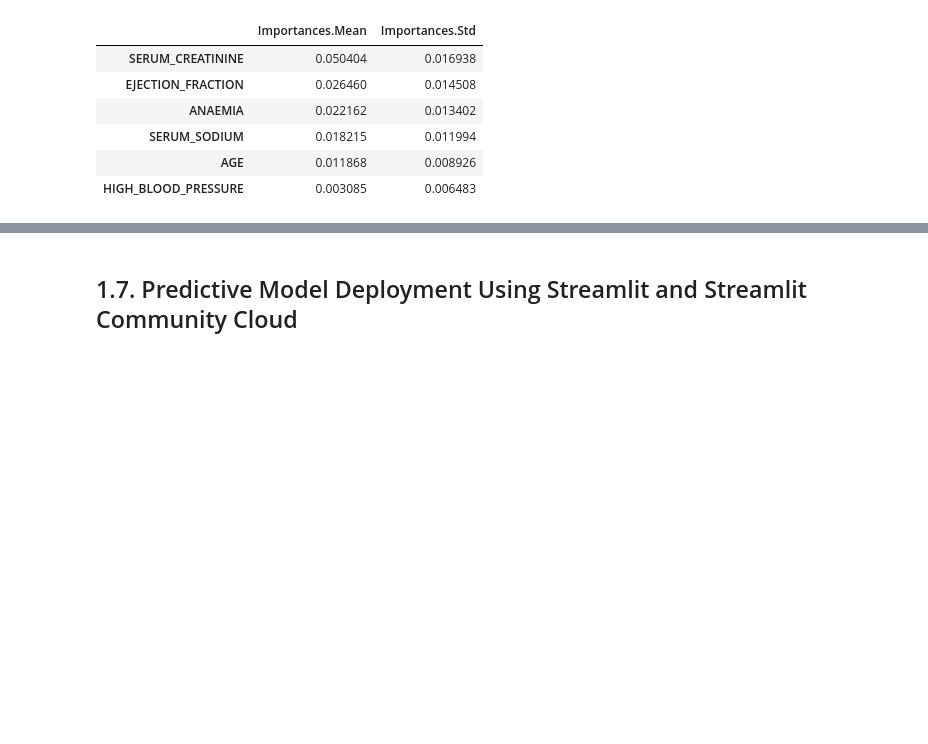
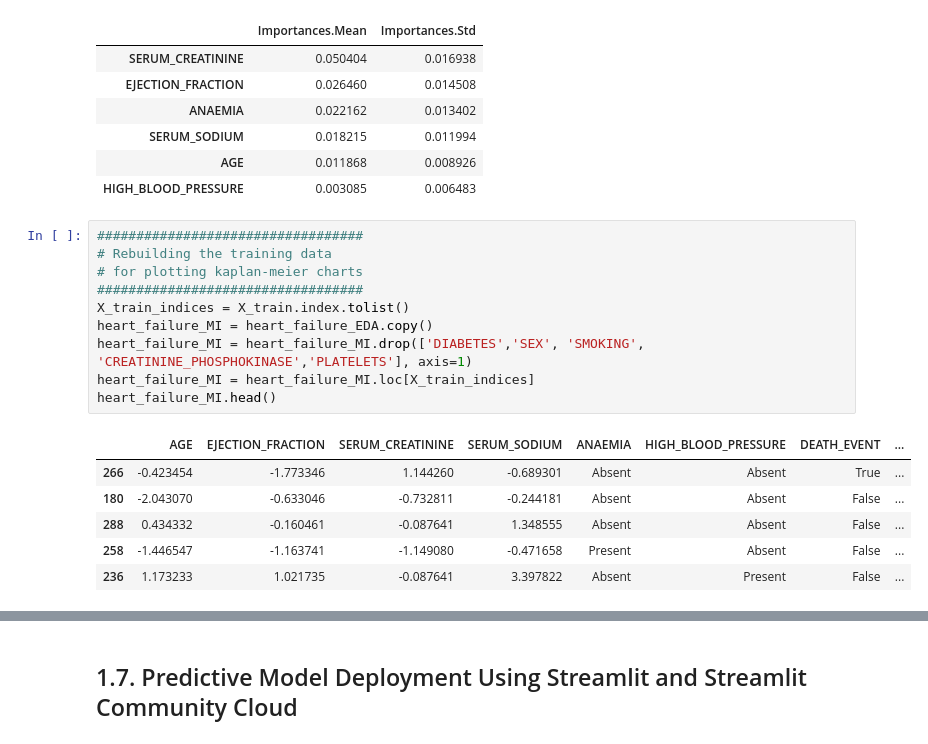
Before and after one commit to JohnPaulinePineda/Portfolio_Project_55, a Jupyter notebook: codes/EstimatingHeartFailureSurvivalRiskProfilesFromCardiovascularHematologicAndMetabolicMarkers.ipynb, the cells around one changed output, grey strips where cells are left out. Drawn from its saved outputs; the diff is of its cells as text; blank space fills up the shorter version.

```diff
--- a/codes/EstimatingHeartFailureSurvivalRiskProfilesFromCardiovascularHematologicAndMetabolicMarkers.ipynb
+++ b/codes/EstimatingHeartFailureSurvivalRiskProfilesFromCardiovascularHematologicAndMetabolicMarkers.ipynb
@@ -3275,3 +3275,20 @@ display(coxph_train_feature_importance_summary)
 | SERUM_SODIUM | 0.018215 | 0.011994 |
 | AGE | 0.011868 | 0.008926 |
 | HIGH_BLOOD_PRESSURE | 0.003085 | 0.006483 |
+# %%
+##################################
+# Rebuilding the training data
+# for plotting kaplan-meier charts
+##################################
+X_train_indices = X_train.index.tolist()
+heart_failure_MI = heart_failure_EDA.copy()
+heart_failure_MI = heart_failure_MI.drop(['DIABETES','SEX', 'SMOKING', 'CREATININE_PHOSPHOKINASE','PLATELETS'], axis=1)
+heart_failure_MI = heart_failure_MI.loc[X_train_indices]
+heart_failure_MI.head()
+# %% [output]
+|  | AGE | EJECTION_FRACTION | SERUM_CREATININE | SERUM_SODIUM | ANAEMIA | HIGH_BLOOD_PRESSURE | DEATH_EVENT | ... |
+| 266 | -0.423454 | -1.773346 | 1.144260 | -0.689301 | Absent | Absent | True | ... |
+| 180 | -2.043070 | -0.633046 | -0.732811 | -0.244181 | Absent | Absent | False | ... |
+| 288 | 0.434332 | -0.160461 | -0.087641 | 1.348555 | Absent | Absent | False | ... |
+| 258 | -1.446547 | -1.163741 | -1.149080 | -0.471658 | Present | Absent | False | ... |
+| 236 | 1.173233 | 1.021735 | -0.087641 | 3.397822 | Absent | Present | False | ... |
```
Also changed, not shown: parts of 9 cells of this notebook, 2 other files.
